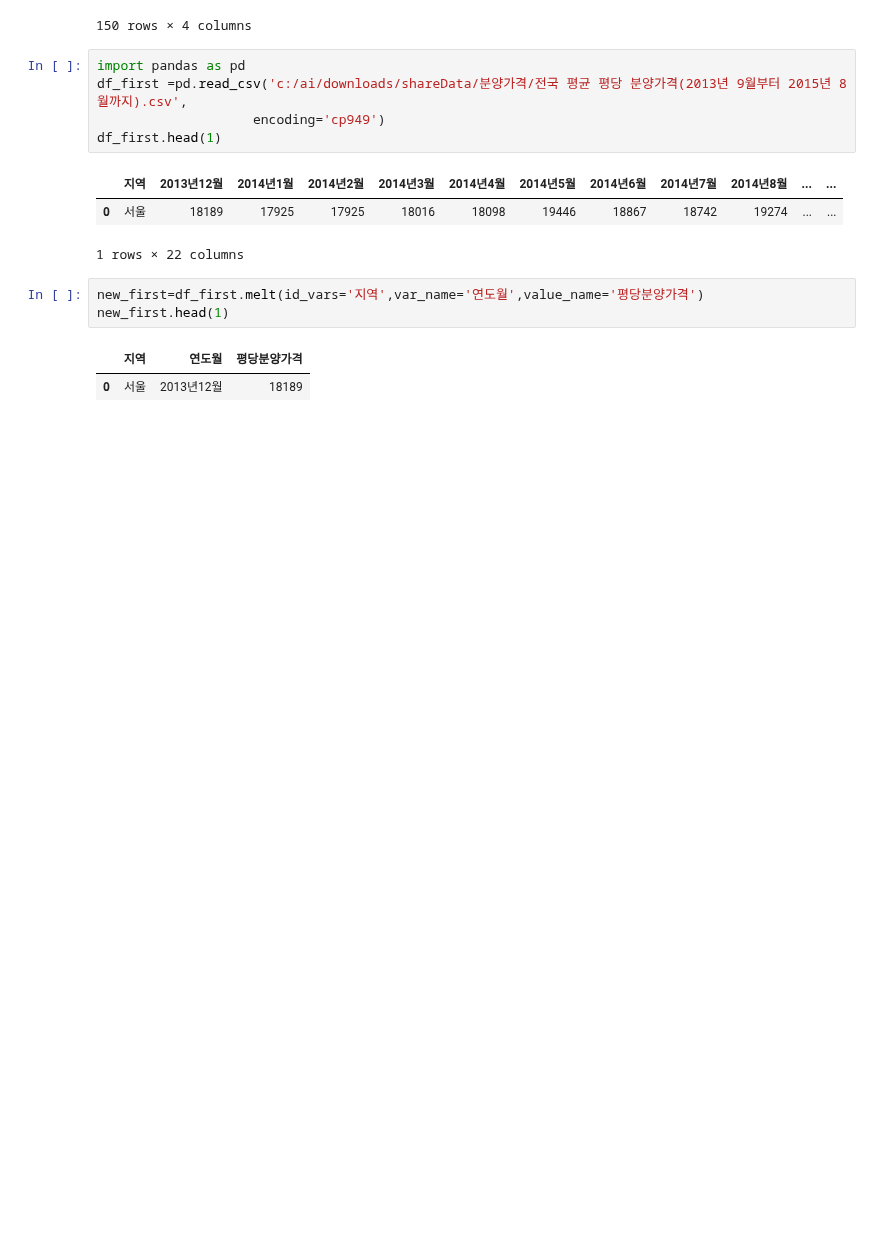
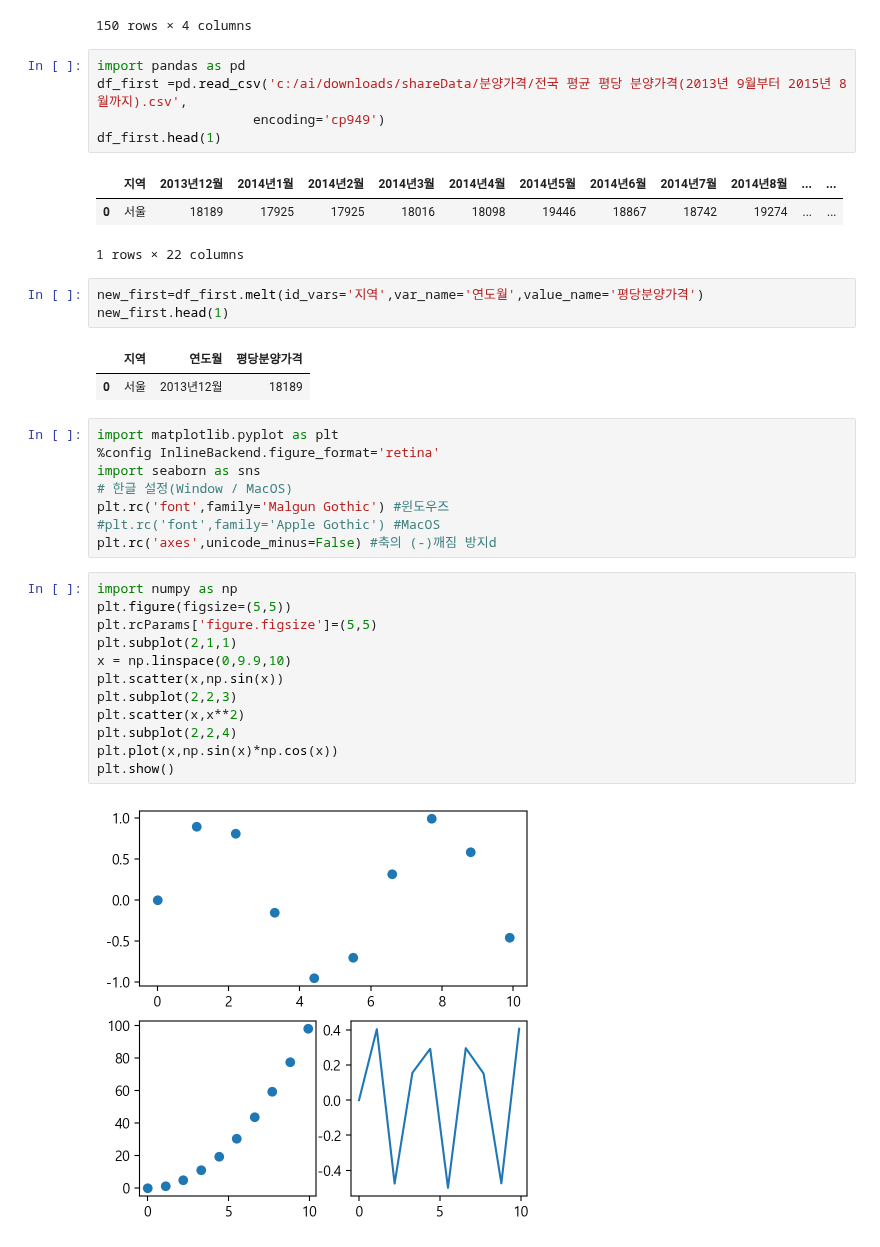
Before and after one commit to jack8704/ai, a Jupyter notebook: source/01_python/연습장.ipynb, the cells around one changed output. Saved outputs shown, nothing was run; the diff lists cells and outputs as text; blank space fills up the shorter version.

```diff
--- a/source/01_python/연습장.ipynb
+++ b/source/01_python/연습장.ipynb
@@ -1450,3 +1450,25 @@ new_first.head(1)
 # %% [output]
 |  | 지역 | 연도월 | 평당분양가격 |
 | 0 | 서울 | 2013년12월 | 18189 |
+# %%
+import matplotlib.pyplot as plt
+%config InlineBackend.figure_format='retina'
+import seaborn as sns
+# 한글 설정(Window / MacOS)
+plt.rc('font',family='Malgun Gothic') #윈도우즈
+#plt.rc('font',family='Apple Gothic') #MacOS
+plt.rc('axes',unicode_minus=False) #축의 (-)깨짐 방지d
+# %%
+import numpy as np
+plt.figure(figsize=(5,5))
+plt.rcParams['figure.figsize']=(5,5)
+plt.subplot(2,1,1)
+x = np.linspace(0,9.9,10)
+plt.scatter(x,np.sin(x))
+plt.subplot(2,2,3)
+plt.scatter(x,x**2)
+plt.subplot(2,2,4)
+plt.plot(x,np.sin(x)*np.cos(x))
+plt.show()
+# %% [output]
+[figure, added]
```
Also changed, not shown: parts of 9 cells of this notebook, 4 other files.
